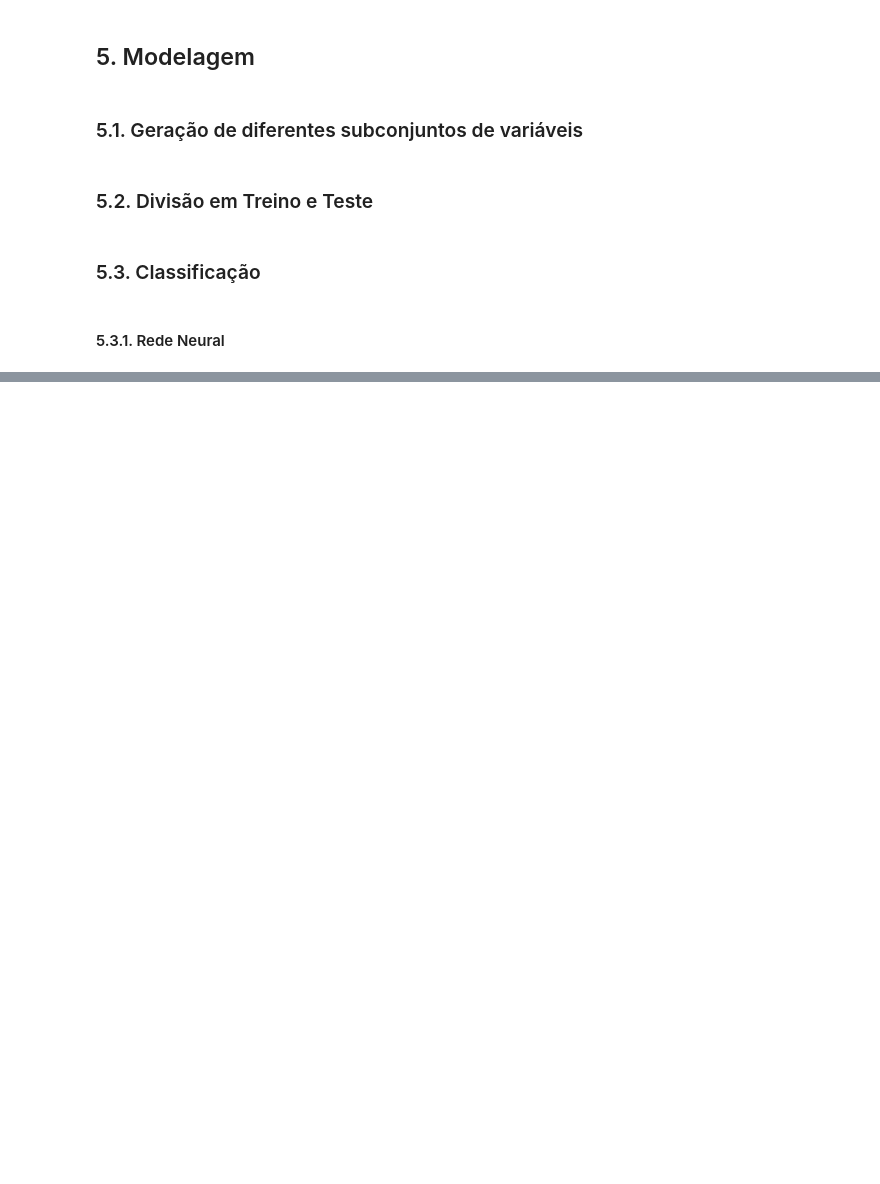
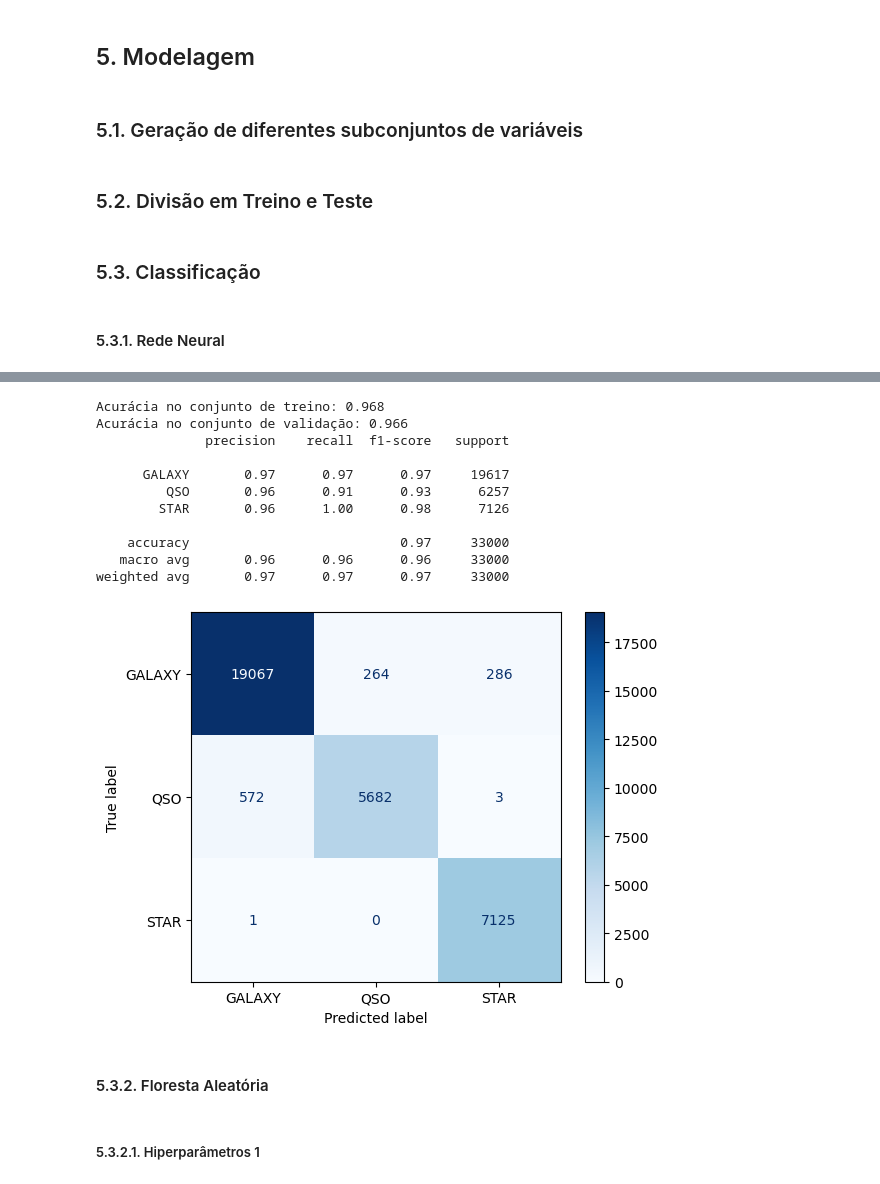
Before and after one commit to saulorcj/disciplina-aprendizado-maquina, a Jupyter notebook: stellar.ipynb, the cells around one changed output, grey strips where cells are left out. Cells and saved outputs as stored; diff of their text form; code cells hidden in the pictures; blank space fills up the shorter version.

```diff
--- a/stellar.ipynb
+++ b/stellar.ipynb
@@ -402,0 +498,26 @@ Acurácia do conjunto de treinamento: 0.9432727272727273
+# %%
+parameters = {
+    'activation': 'relu',
+    'solver': 'sgd',
+    'hidden_layer_sizes': (30, 20, 10),
+    'random_state': seed
+}
+# %%
+get_results_model(X_train_05, y_train_05, X_val_05, y_val_05, MLPClassifier, params=parameters)
+# %% [output]
+Acurácia no conjunto de treino: 0.968
+Acurácia no conjunto de validação: 0.966
+              precision    recall  f1-score   support
+
+      GALAXY       0.97      0.97      0.97     19617
+         QSO       0.96      0.91      0.93      6257
+        STAR       0.96      1.00      0.98      7126
+
+    accuracy                           0.97     33000
+   macro avg       0.96      0.96      0.96     33000
+weighted avg       0.97      0.97      0.97     33000
+[figure, added]
+# %% [markdown]
+#### 5.3.2. Floresta Aleatória
+# %% [markdown]
+##### 5.3.2.1. Hiperparâmetros 1
```
Also changed, not shown: parts of 31 cells of this notebook.
